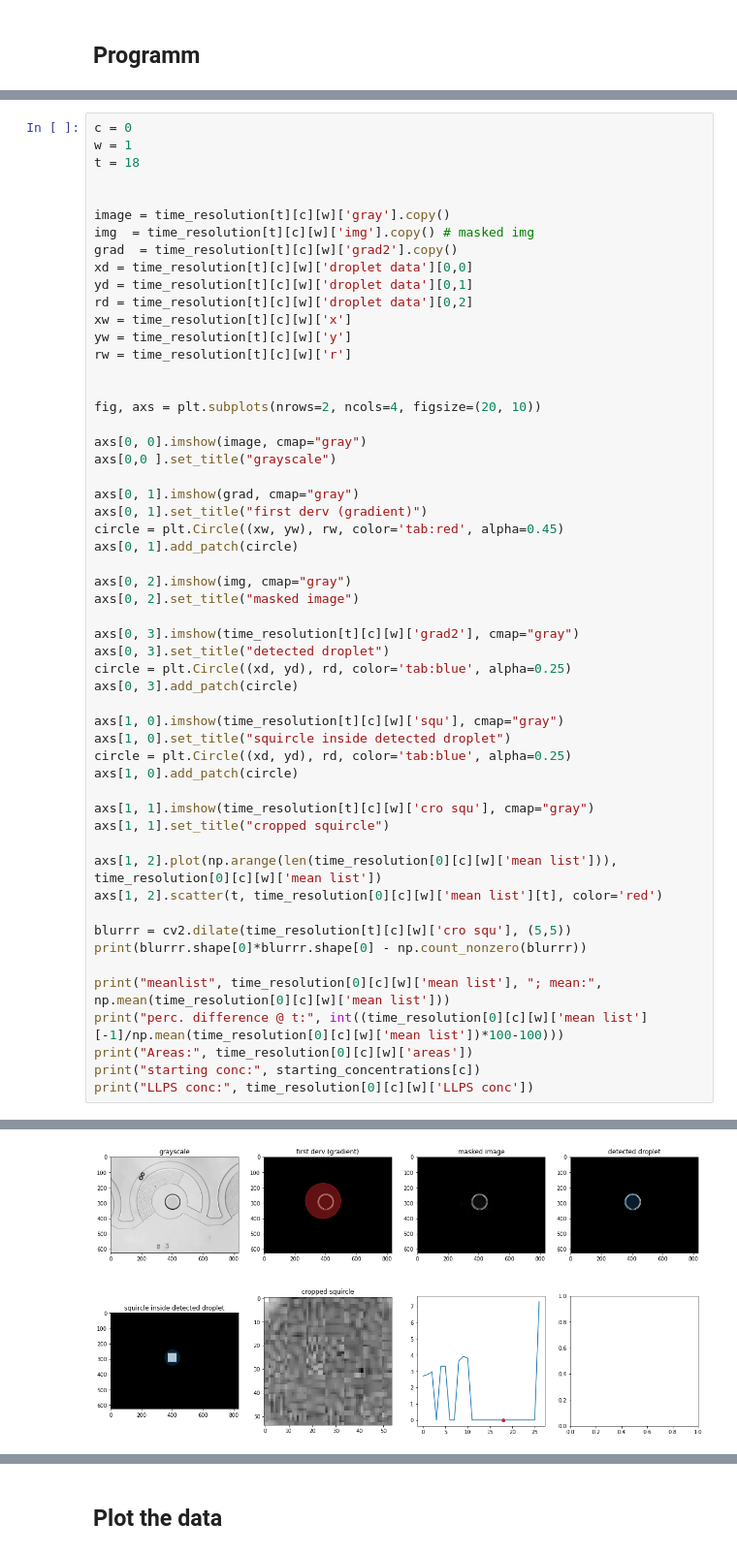
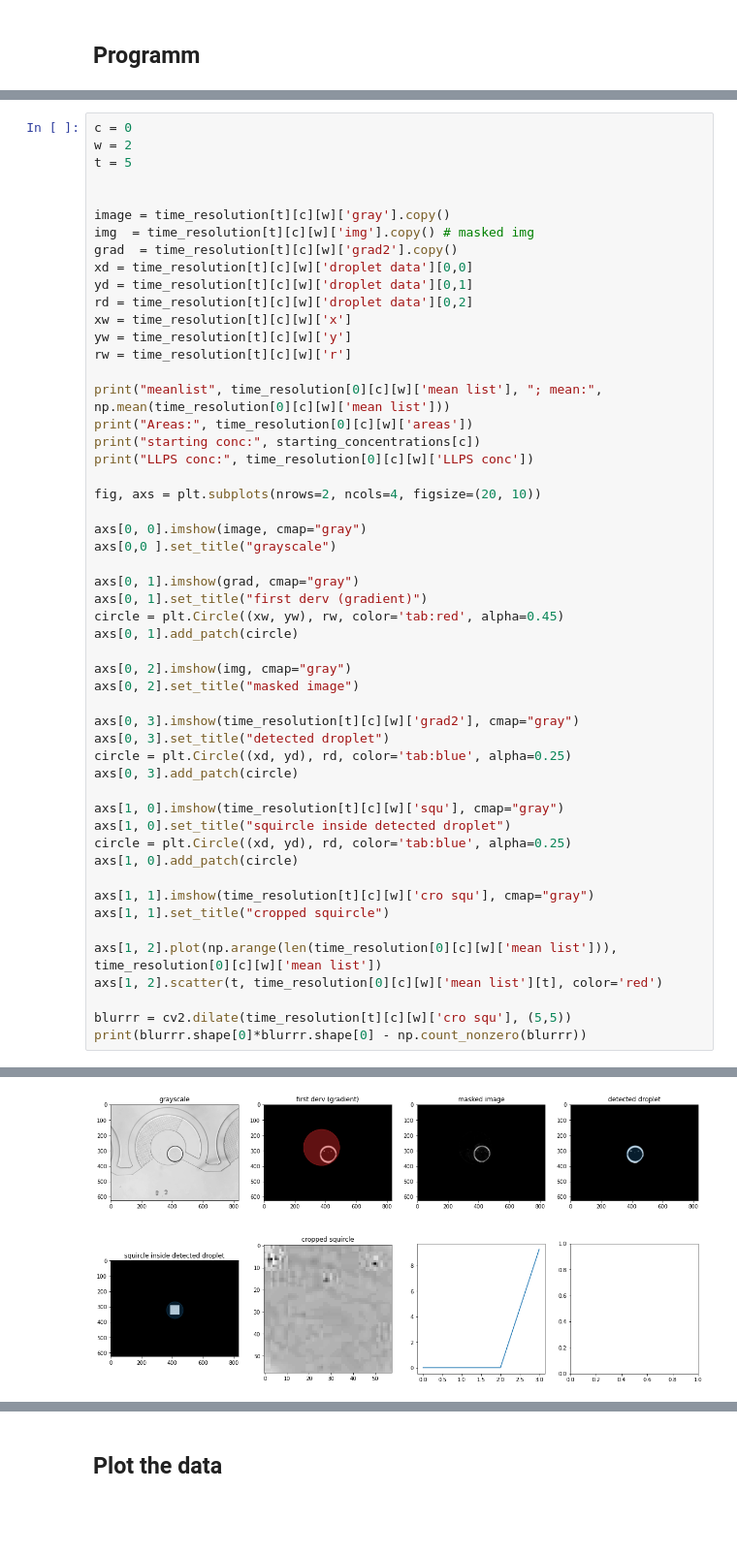
Before and after one commit to cfsb618/PyPhaseChip, a Jupyter notebook: pyphasechip.ipynb, the cells around one changed output, grey strips where cells are left out. Shown: that part at 97% size. Cells and saved outputs as stored; diff of their text form; blank space fills up the shorter version.

```diff
--- a/pyphasechip.ipynb
+++ b/pyphasechip.ipynb
@@ -275,8 +277,8 @@ for c in range(0, number_of_diff_conc):
 3 2 : time idx: 19 t20_well4_15
 # %%
 c = 0
-w = 1
-t = 18
+w = 2
+t = 5
 
 
 image = time_resolution[t][c][w]['gray'].copy()
@@ -289,6 +291,10 @@ xw = time_resolution[t][c][w]['x']
 yw = time_resolution[t][c][w]['y']
 rw = time_resolution[t][c][w]['r']
 
+print("meanlist", time_resolution[0][c][w]['mean list'], "; mean:", np.mean(time_resolution[0][c][w]['mean list']))
+print("Areas:", time_resolution[0][c][w]['areas'])
+print("starting conc:", starting_concentrations[c])
+print("LLPS conc:", time_resolution[0][c][w]['LLPS conc'])
 
 fig, axs = plt.subplots(nrows=2, ncols=4, figsize=(20, 10))
 
@@ -321,10 +327,4 @@ axs[1, 2].scatter(t, time_resolution[0][c][w]['mean list'][t], color='red')
 
 blurrr = cv2.dilate(time_resolution[t][c][w]['cro squ'], (5,5))
 print(blurrr.shape[0]*blurrr.shape[0] - np.count_nonzero(blurrr))
-
-print("meanlist", time_resolution[0][c][w]['mean list'], "; mean:", np.mean(time_resolution[0][c][w]['mean list']))
-print("perc. difference @ t:", int((time_resolution[0][c][w]['mean list'][-1]/np.mean(time_resolution[0][c][w]['mean list'])*100-100)))
-print("Areas:", time_resolution[0][c][w]['areas'])
-print("starting conc:", starting_concentrations[c])
-print("LLPS conc:", time_resolution[0][c][w]['LLPS conc'])
 # %% [output]
@@ -337 +336 @@ LLPS conc: [[1751.22612245   10.97259475]]
-[figure, old version]
+[figure, new version]
```
Also changed, not shown: parts of 11 cells of this notebook, 1 other file.
